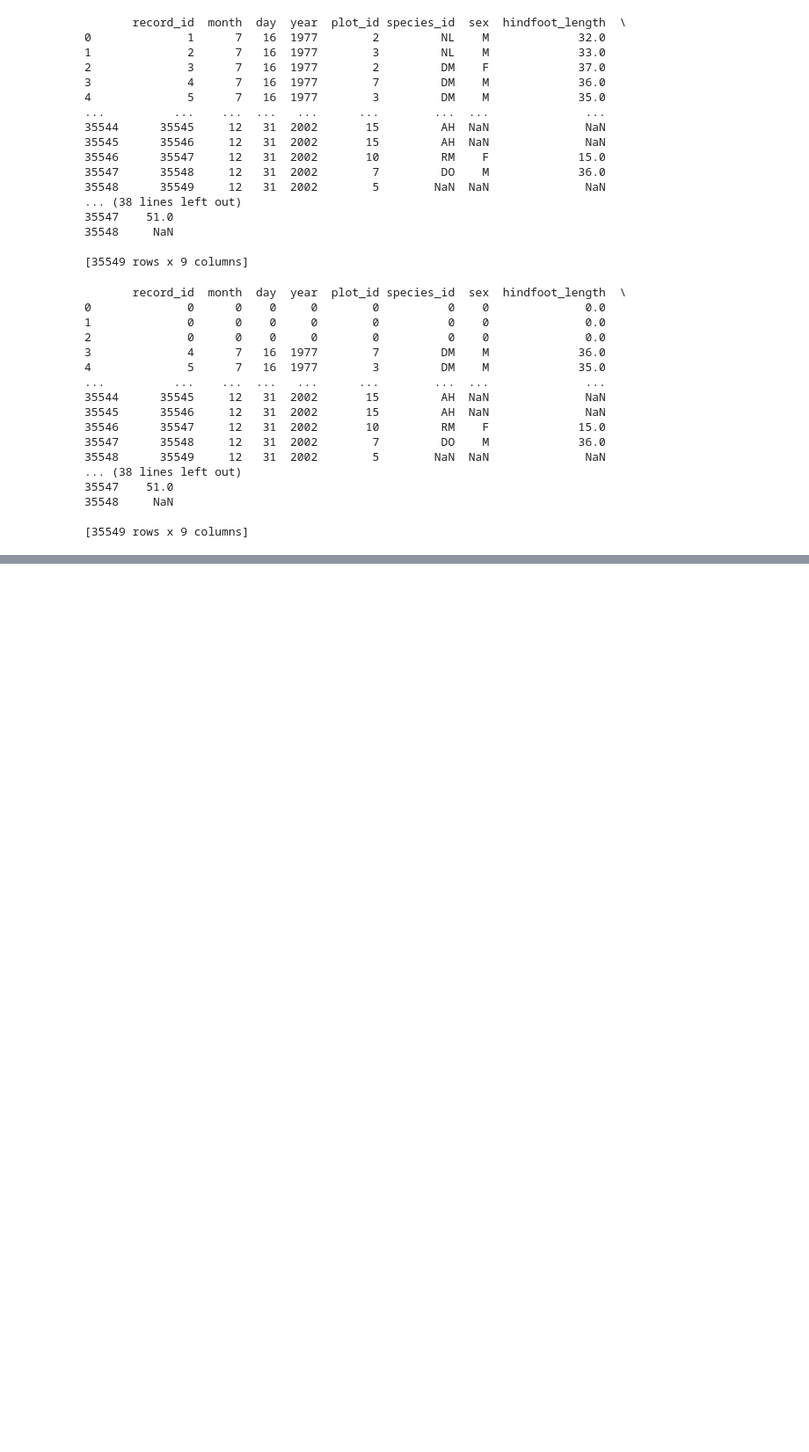
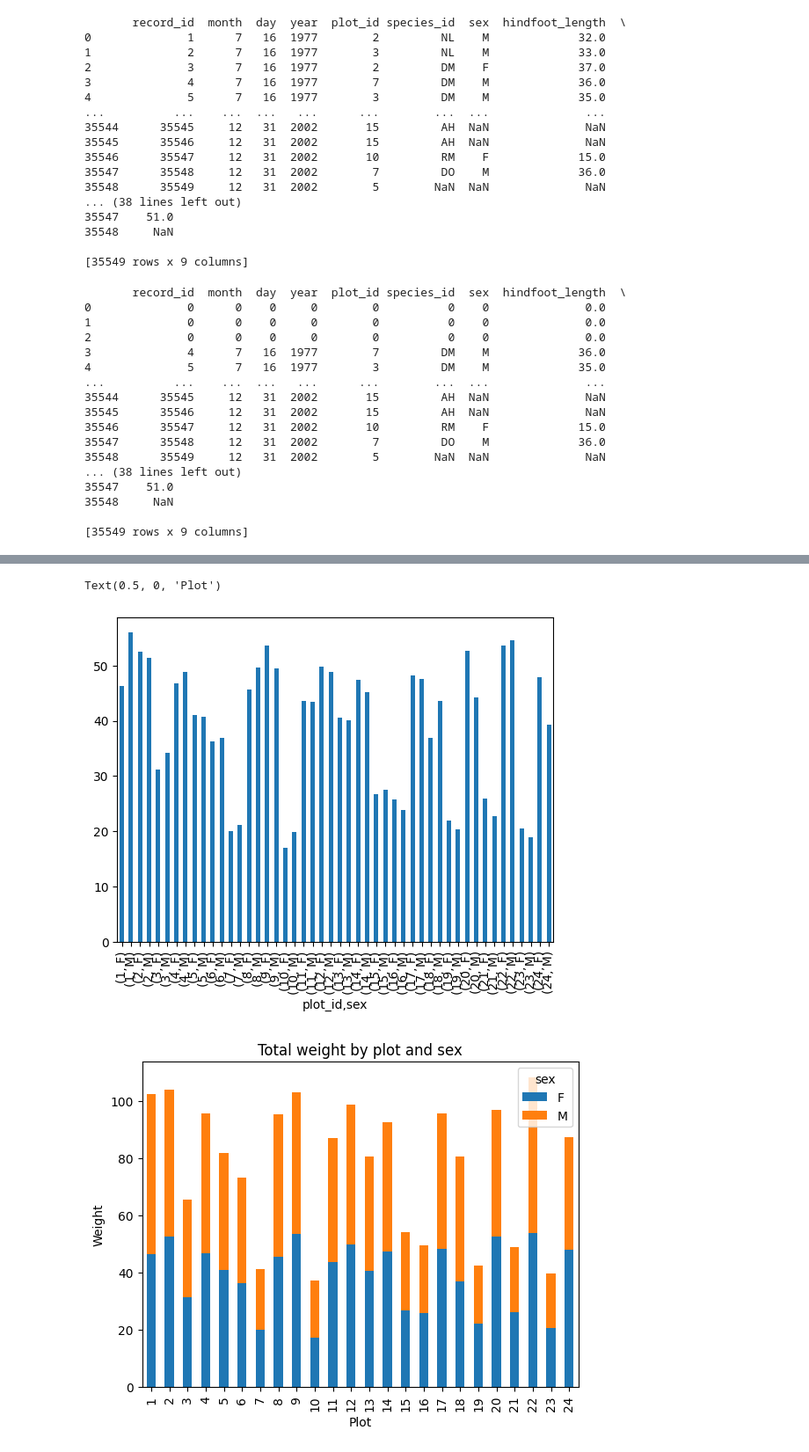
Before and after one commit to meelyn-pandit/sw-python-ecology-lesson, a Jupyter notebook: src/lesson04-data-manipulation.ipynb, the cells around one changed output, grey strips where cells are left out. Shown at 88% size. Cells and saved outputs as stored; diff of their text form; code cells hidden in the pictures; blank space fills up the shorter version.

```diff
--- a/src/lesson04-data-manipulation.ipynb
+++ b/src/lesson04-data-manipulation.ipynb
@@ -154,0 +483,15 @@ surveys_df = pd.read_csv('data/surveys.csv')
+# %%
+# Challenge - Putting it all together
+## 2. Create a new dataframe that contains only observations that are of sex male or female and where weight values are greater than 0. Create a stacked bar plot of average weight by plot with male vs female values stacked for each plot.
+sex_weight = surveys_df[(surveys_df['sex'].isin(['F', 'M'])) & (surveys_df['weight'] >= 0)]
+print(sex_weight)
+
+stacked_plot = sex_weight.groupby(['plot_id', 'sex'])['weight'].mean() # could have also put .unstack() here to reduce lines of code
+print('stacked plot\n', stacked_plot)
+unstacked_plot = stacked_plot.unstack() # determines the total weight that each sex contributed to each site
+print('unstacked plot\n', unstacked_plot)
+stacked_plot.plot(kind='bar') # shows sex side by side
+s_plot = unstacked_plot.plot(kind='bar', stacked=True, title="Total weight by plot and sex") # shows sex stacked on top of each other
+s_plot.set_ylabel('Weight')
+s_plot.set_xlabel('Plot')
+# %% [output]
@@ -154,0 +515,3 @@ surveys_df = pd.read_csv('data/surveys.csv')
+Text(0.5, 0, 'Plot')
+[figure, added]
+[figure, added]
```
Also changed, not shown: parts of 20 cells of this notebook.
